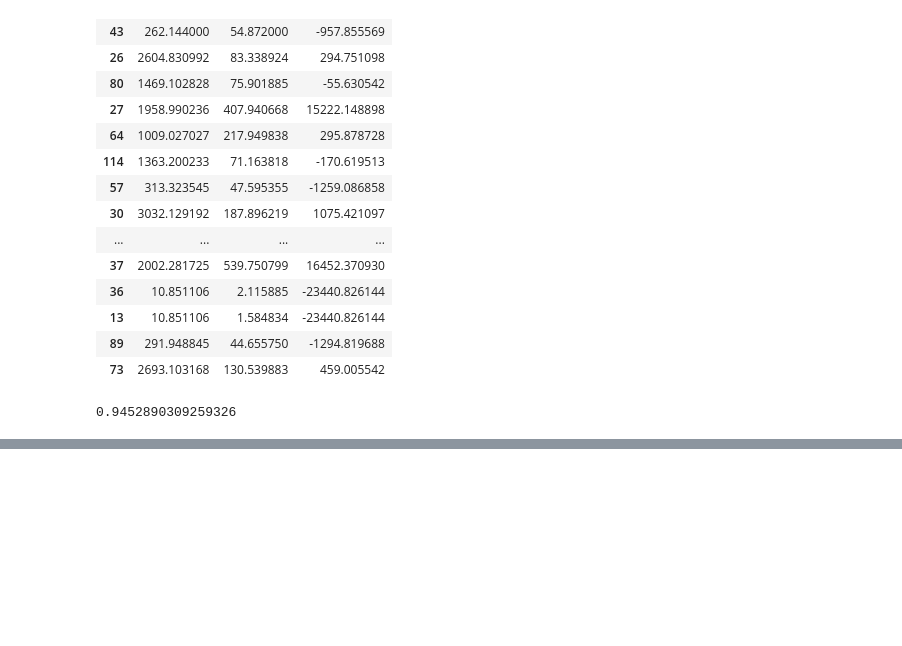
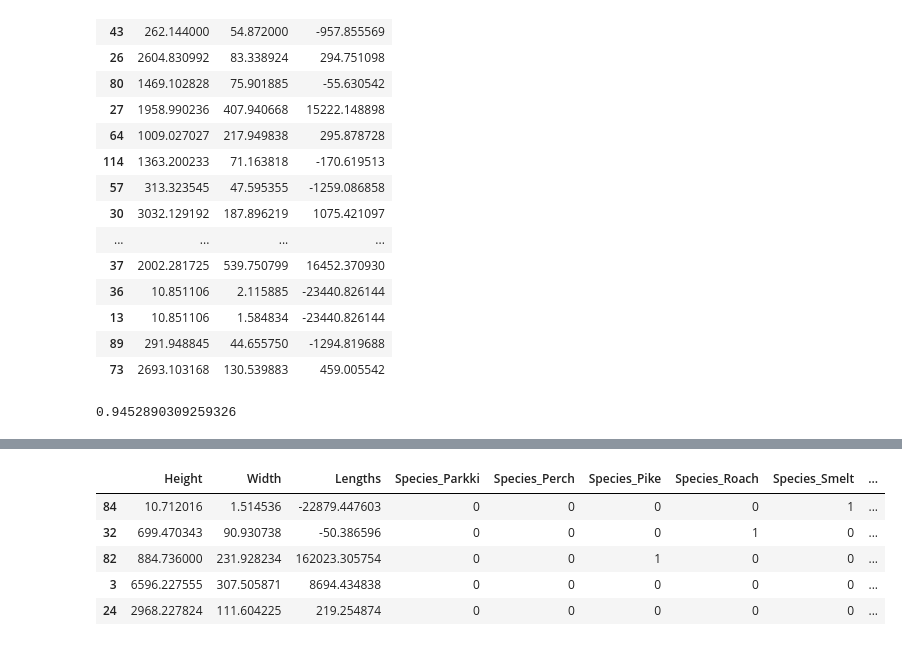
Before and after one commit to muzafarovdan/MyEducation, a Jupyter notebook: ML_OE/IZ_3_3.ipynb, the cells around one changed output, grey strips where cells are left out. Saved outputs shown, nothing was run; the diff lists cells and outputs as text; code cells hidden in the pictures; blank space fills up the shorter version.

```diff
--- a/ML_OE/IZ_3_3.ipynb
+++ b/ML_OE/IZ_3_3.ipynb
@@ -180,7 +180,7 @@ r2_score(Y_test, Y_pred)
 # %% [output]
 0.9452890309259326
 # %%
-is_drop_first = False
+is_drop_first = True
 
 last_train = train_reserv
 last_train['Species'] = spec_train
@@ -199,0 +200,9 @@ r2_score(Y_test, Y_pred)
+# %%
+last_train.head(5)
+# %% [output]
+|  | Height | Width | Lengths | Species_Parkki | Species_Perch | Species_Pike | Species_Roach | Species_Smelt | ... |
+| 84 | 10.712016 | 1.514536 | -22879.447603 | 0 | 0 | 0 | 0 | 1 | ... |
+| 32 | 699.470343 | 90.930738 | -50.386596 | 0 | 0 | 0 | 1 | 0 | ... |
+| 82 | 884.736000 | 231.928234 | 162023.305754 | 0 | 0 | 1 | 0 | 0 | ... |
+| 3 | 6596.227555 | 307.505871 | 8694.434838 | 0 | 0 | 0 | 0 | 0 | ... |
+| 24 | 2968.227824 | 111.604225 | 219.254874 | 0 | 0 | 0 | 0 | 0 | ... |
```
Also changed, not shown: parts of 14 cells of this notebook, 4 other files.
